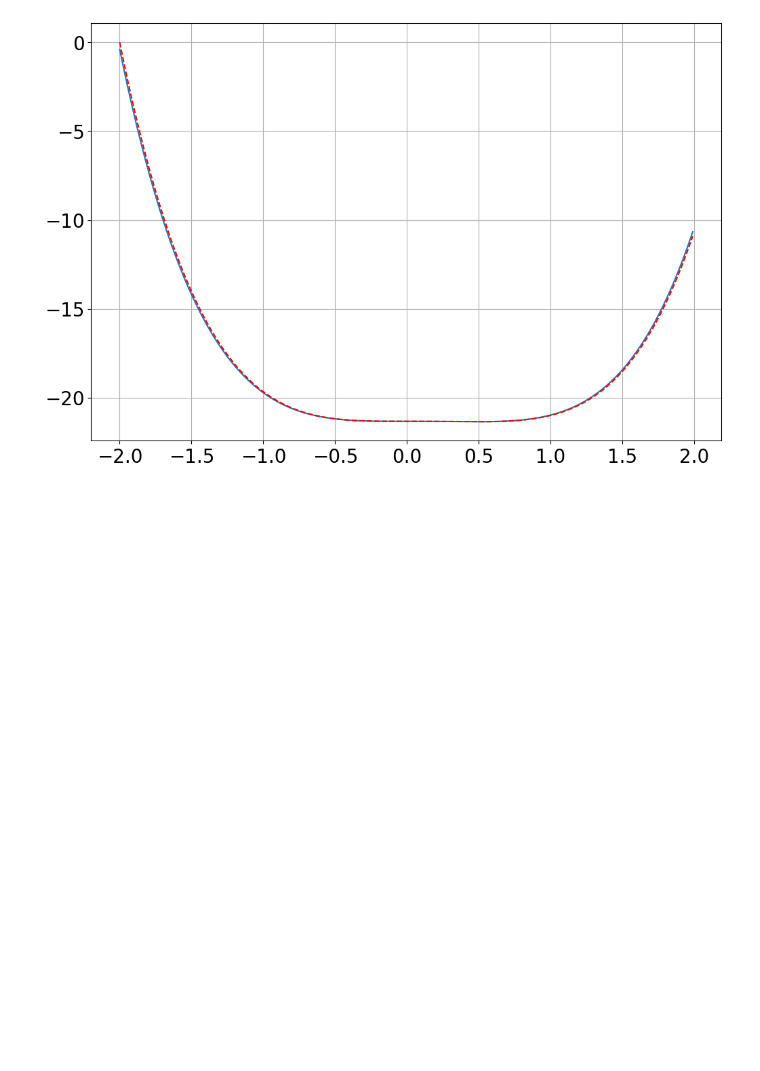
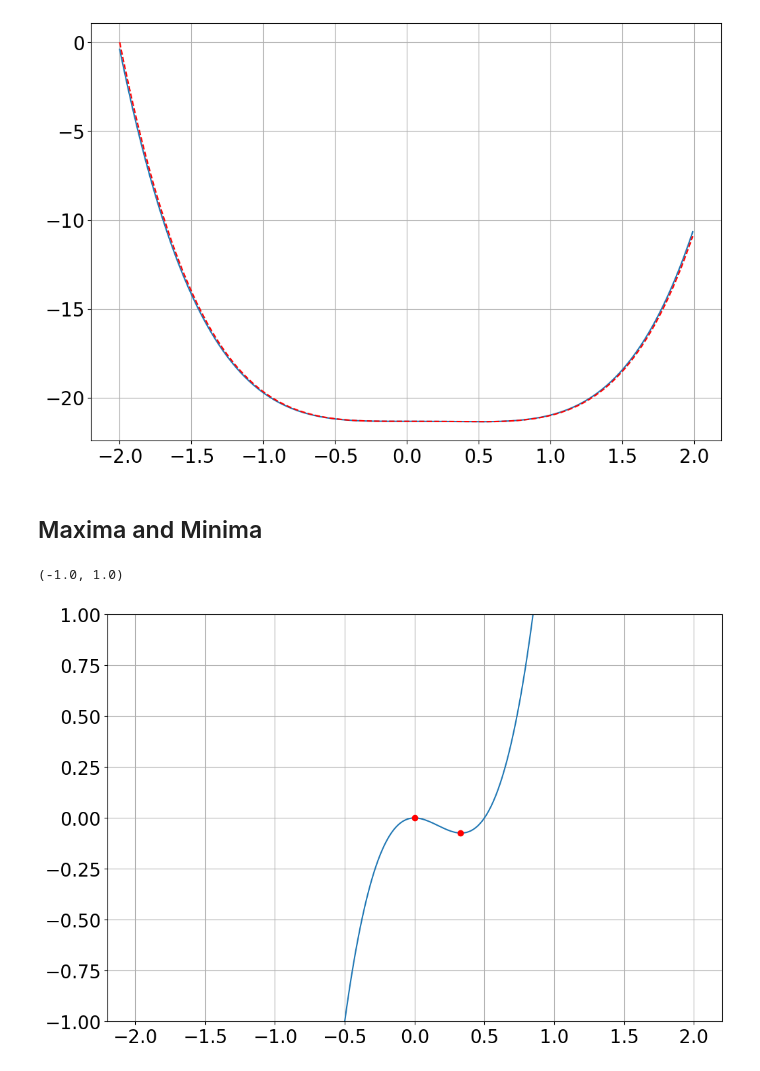
Before and after one commit to bblais/Computer-Programming-for-the-Sciences-Spring-2024, a Jupyter notebook: Sprint #1 - Algorithms and Simulation/2024-02-01 - Derivatives Integrals and Maxima Oh My.ipynb, the cells around one changed output. Cells and saved outputs as stored; diff of their text form; code cells hidden in the pictures; blank space fills up the shorter version.

```diff
--- a/Sprint #1 - Algorithms and Simulation/2024-02-01 - Derivatives Integrals and Maxima Oh My.ipynb
+++ b/Sprint #1 - Algorithms and Simulation/2024-02-01 - Derivatives Integrals and Maxima Oh My.ipynb
@@ -208,3 +208,40 @@ plot(x,area_expected,'r--')
 # %% [output]
 [<matplotlib.lines.Line2D at 0x...>]
 [figure]
+# %% [markdown]
+## Maxima and Minima
+# %%
+x_start=-2
+x_end=2
+dx=0.01
+
+x=x_start
+S=Storage()
+while x<=x_end:
+
+    # calculate the area at that value
+    # add the calculated values to the Storage
+    #step the x value by small step called dx
+
+
+    slope=(f(x+dx)-f(x))/dx
+    previous_slope=(f(x)-f(x-dx))/dx
+
+    if sign(slope)!=sign(previous_slope):  # when it changes sign it's a zero
+        S+=x,f(x)
+
+    x=x+dx
+
+
+min_x,min_y=S.arrays()
+
+# plot the function
+x=linspace(x_start,x_end,500)
+y=f(x)
+plot(x,y)
+
+plot(min_x,min_y,'ro')
+ylim([-1,1])
+# %% [output]
+(-1.0, 1.0)
+[figure, added]
```
Also changed, not shown: 7 other files.
